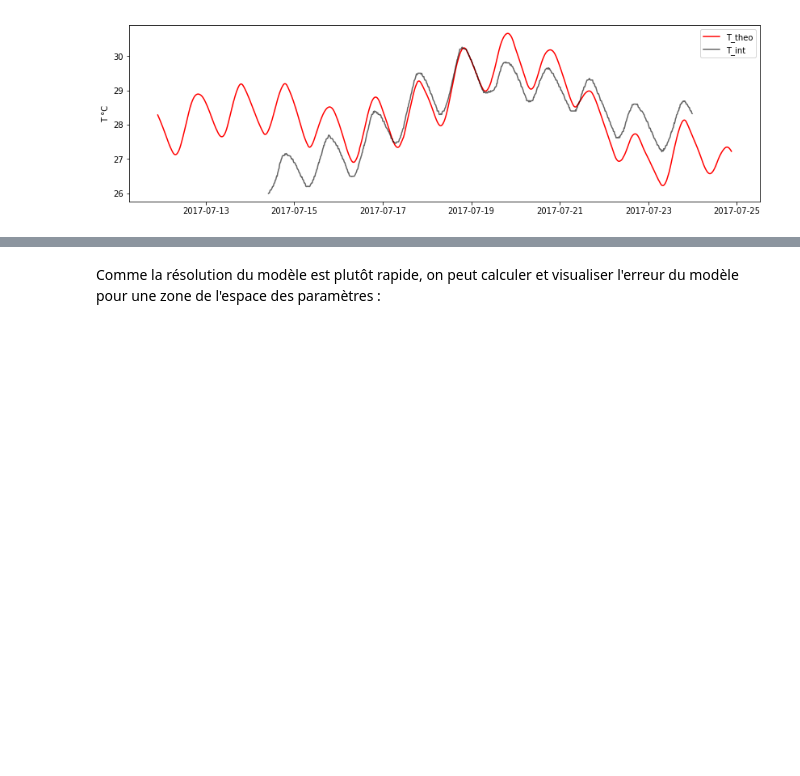
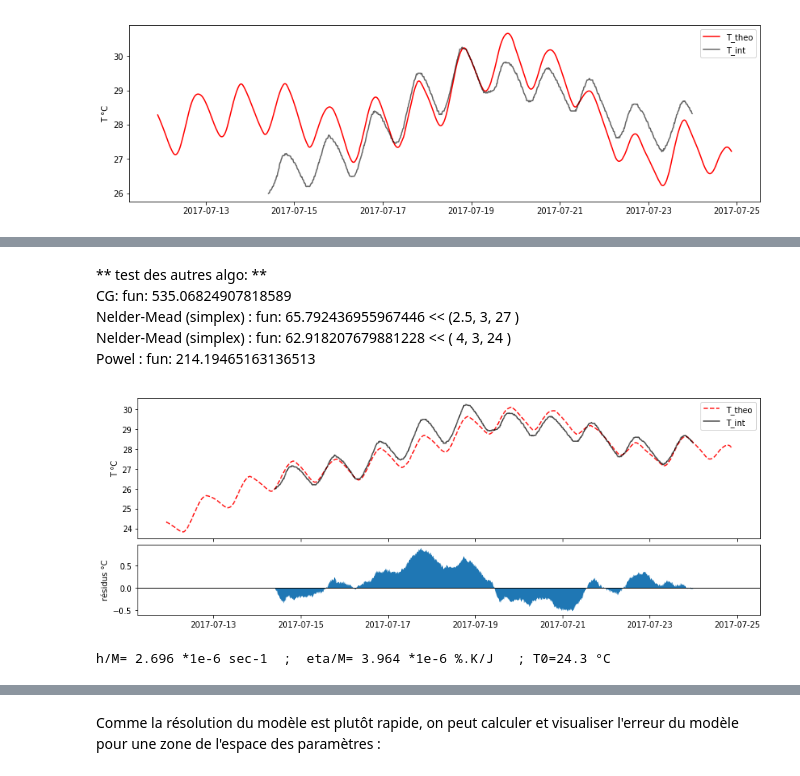
Before and after one commit to xdze2/thermique_appart, a Jupyter notebook: model_greybox.ipynb, the cells around one changed output, grey strips where cells are left out. Saved outputs shown, nothing was run; the diff lists cells and outputs as text; code cells hidden in the pictures; blank space fills up the shorter version.

```diff
--- a/model_greybox.ipynb
+++ b/model_greybox.ipynb
@@ -154,5 +128,0 @@ print( opti_res )
-# %%
-Tzero = opti_res.x[0] # df['T_int'].mean()
-params_opti = opti_res.x[1:]
-
-T_theo = apply_model( df, Tzero, params_opti, fasttol=False )
@@ -204,0 +129,11 @@ df_full[['temperature']].plot(figsize=(14, 4) )
+# %%
+def get_errorfit( params, data ):
+    """ Applique le modèle pour les données et les paramètres
+        puis calcul l'erreur avec les données expérimentals (en ignorant les NaN)
+    """
+    T_theo = apply_model( data, params )
+
+    T_exp = data['T_int'].as_matrix()
+    delta = (T_exp - T_theo)**2
+
+    return np.sum( delta[  ~np.isnan( delta ) ] )
@@ -204,0 +145,6 @@ df_full[['temperature']].plot(figsize=(14, 4) )
+# %%
+# calcul de l'optimisation :
+params_depart = ( 4, 3, 24 )
+
+opti_res = minimize(get_errorfit, params_depart, args=(df), method='Nelder-Mead')
+print( opti_res )
@@ -204,0 +163,27 @@ df_full[['temperature']].plot(figsize=(14, 4) )
+# %% [markdown]
+** test des autres algo: **
+CG:       fun: 535.06824907818589
+Nelder-Mead (simplex) : fun: 65.792436955967446   << (2.5, 3, 27 )
+Nelder-Mead (simplex) : fun: 62.918207679881228   << ( 4, 3, 24 )
+Powel :  fun: 214.19465163136513
+# %%
+# Calcul du modèle avec les paramètres obtenus :
+T_theo = apply_model( df, opti_res.x, fasttol=False )
+# %%
+# graph
+fig, ax = plt.subplots(2, sharex=True, figsize=(14, 5), gridspec_kw = {'height_ratios':[2, 1]} )
+
+ax[0].plot( df.index, T_theo, '--r', label='T_theo', alpha=0.9)
+ax[0].plot( df['T_int'], 'k', alpha=0.7) ;
+ax[0].legend(); ax[0].set_ylabel('T °C');
+
+ax[1].fill_between( df.index,  df['T_int'].as_matrix()-T_theo, 0 ) ;
+ax[1].axhline(y=0., color='k', linestyle='-', linewidth=1); ax[1].set_ylabel('résidus °C');
+
+plt.subplots_adjust(hspace=0.06)
+# %% [output]
+[figure, added]
+# %%
+print(  'h/M= %.3f *1e-6 sec-1  ;  eta/M= %.3f *1e-6 %%.K/J   ; T0=%.1f °C' %tuple(opti_res.x) )
+# %% [output]
+h/M= 2.696 *1e-6 sec-1  ;  eta/M= 3.964 *1e-6 %.K/J   ; T0=24.3 °C
```
Also changed, not shown: parts of 47 cells of this notebook, 1 other file.
